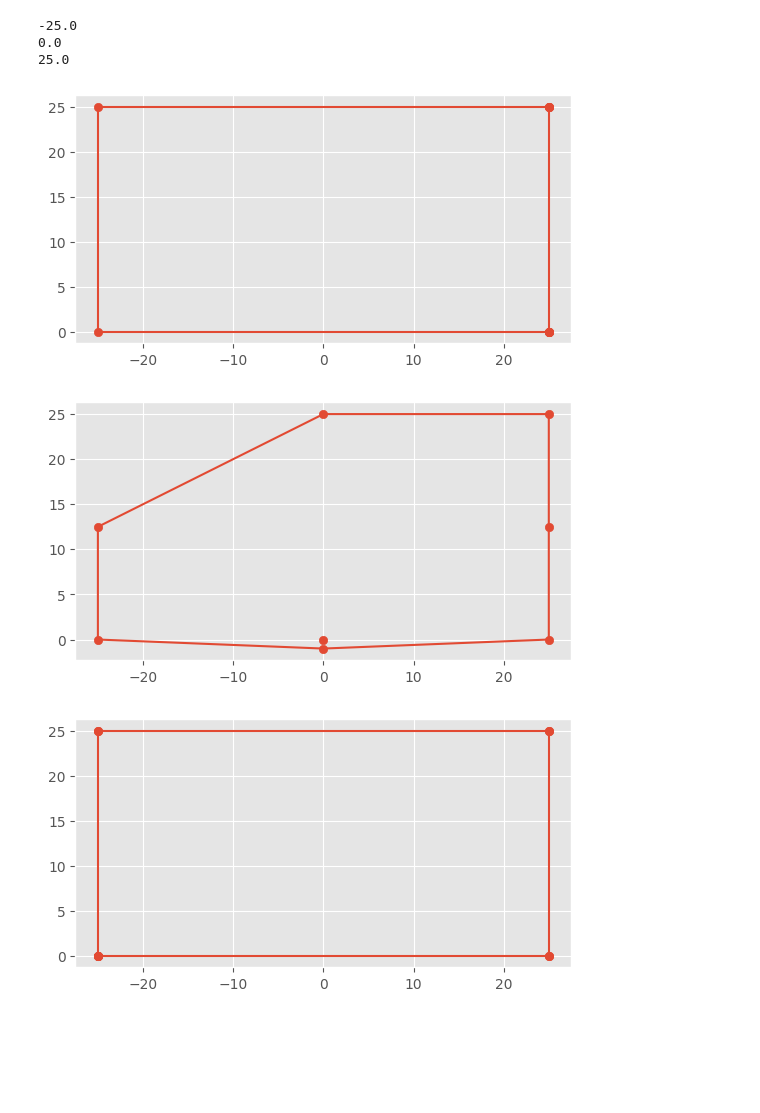
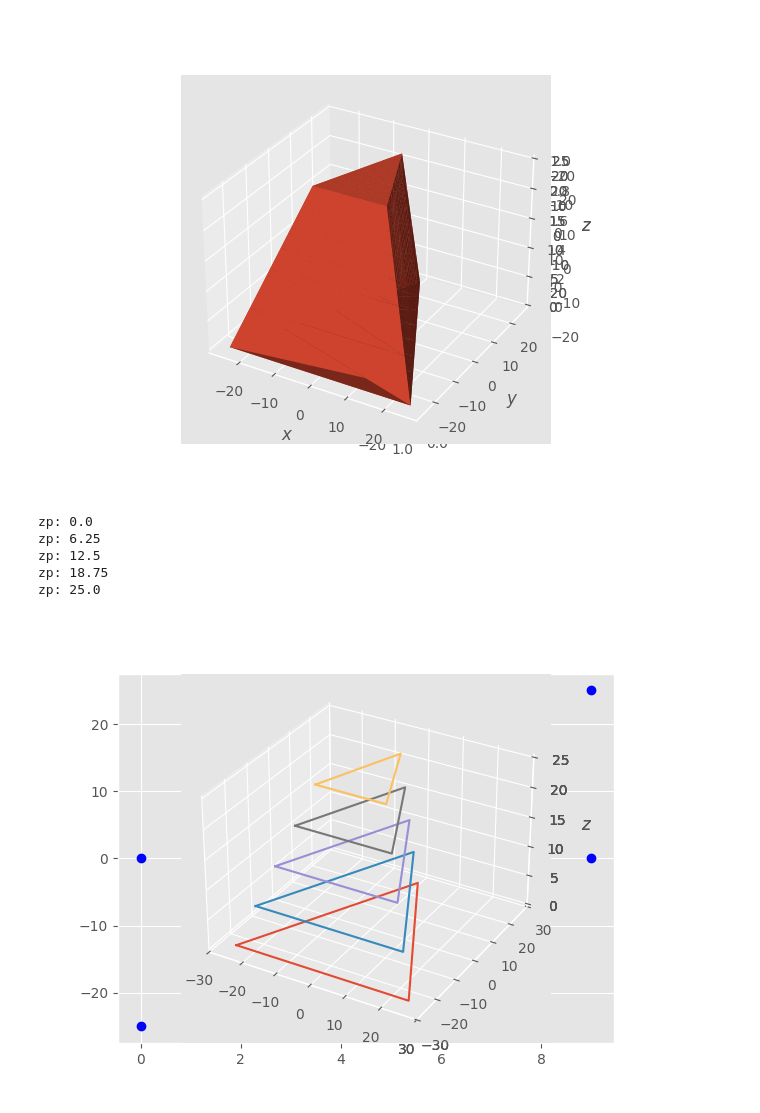
Before and after one commit to shohei/emt3102-slicer, a Jupyter notebook: Slicer.ipynb, the cells around one changed output. Drawn from its saved outputs; the diff is of its cells as text; code cells hidden in the pictures; blank space fills up the shorter version.

```diff
--- a/Slicer.ipynb
+++ b/Slicer.ipynb
@@ -108,5 +64,4 @@ ax.plot_trisurf(x, y, z, triangles=tri_idx)
 # %%
-z_points = np.linspace(zs.min(),zs.max(),3)
 xy_dict = {}
 for zp in z_points:
     points = np.array([])
@@ -115,9 +70,9 @@ for zp in z_points:
         second = t[1]
         third = t[2]
         x1 = first[0]
+        y1 = first[1]
         x2 = second[0]
         x3 = third[0]
-        y1 = first[1]
         y2 = second[1]
         y3 = third[1]
         z1 = first[2]
@@ -223,5 +178,3 @@ for zp in z_points:
             # plt.plot(x,y,'ro')
             # print("x:", x, "y:", y, "z:", zp)
     xy_dict[zp] = points
-
-xy_dict
@@ -246,13 +180,0 @@ xy_dict
-# %%
-for zp in z_points:
-    plt.figure()
-    xy_points = xy_dict[zp]
-    try:
-        plt.plot(xy_points,'bo')
-        # plt.scatter(points[:,0], points[:,1])
-        # ax = plt.gca()
-        # ax.set_aspect('equal', adjustable='box')
-        # print(hull)
-    except Exception:
-        pass
-plt.show()
@@ -263,26 +181,36 @@ plt.show()
+# %%
+tri_points = list(chain.from_iterable(triangles))
+x, y, z = zip(*tri_points)
+tri_idx = [(3 * i, 3 * i + 1, 3 * i + 2) for i in range(len(triangles))]
+ax = plt.figure(1).add_subplot(projection='3d')
+# ax = plt.axes(projection='3d')
+ax.plot_trisurf(x, y, z, triangles=tri_idx)
+ax.set_xlabel(r"$x$"); ax.set_ylabel(r"$y$"); ax.set_zlabel(r"$z$")
+plt.show()
+# %% [output]
+[figure, new version]
 # %%
+# ax = plt.axes(projection='3d')
+ax = plt.figure(2).add_subplot(projection='3d')
 for zp in z_points:
-    plt.figure()
     xy_points = xy_dict[zp]
-    print(zp)
+    print('zp:',zp)
     try:
         hull = ConvexHull(xy_points)
         points = hull.points
         hull_points = points[hull.vertices]
         hp = np.vstack((hull_points, hull_points[0]))
-        plt.plot(hp[:,0], hp[:,1])
-        # plt.plot(xy_points,'bo')
-        plt.scatter(points[:,0], points[:,1])
-        ax = plt.gca()
-        ax.set_aspect('equal', adjustable='box')
-        # print(hull)
+        plt.plot(hp[:,0], hp[:,1], zp)
+        # plt.scatter(points[:,0], points[:,1], zp)
+        # plt.xlim([-30,30])
+        # plt.ylim([-30,30])
     except Exception:
         pass
 plt.show()
 # %% [output]
--25.0
-0.0
-25.0
+zp: 0.0
+zp: 6.25
+zp: 12.5
+zp: 18.75
+zp: 25.0
-[figure, old version]
+[figure, new version]
-[figure, removed]
-[figure, removed]
```
Also changed, not shown: parts of 6 cells of this notebook, 3 other files.
